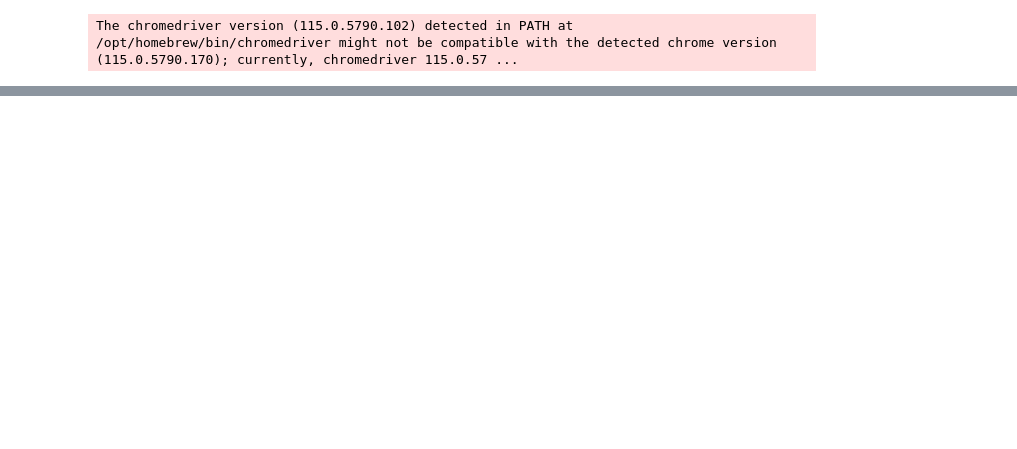
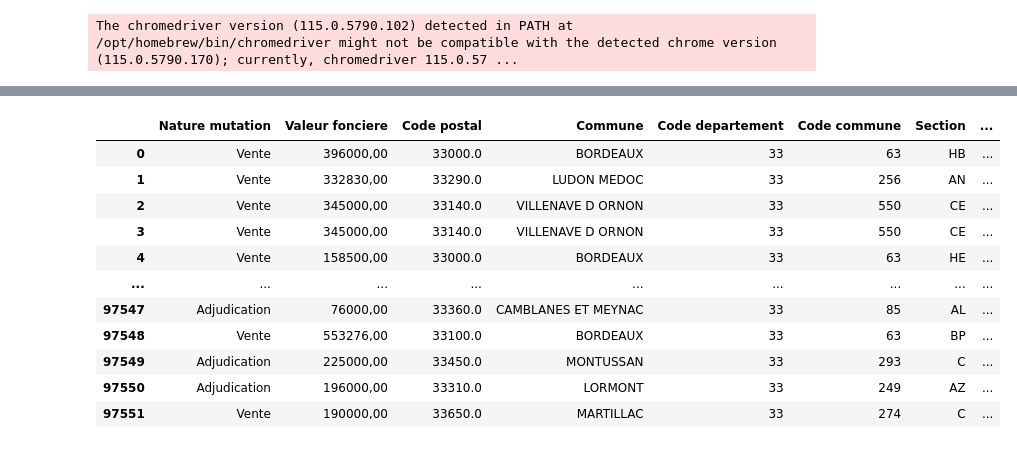
Before and after one commit to Naowak/CapitalEstates, a Jupyter notebook: scrap.ipynb, the cells around one changed output, grey strips where cells are left out. Saved outputs shown, nothing was run; the diff lists cells and outputs as text; code cells hidden in the pictures; blank space fills up the shorter version.

```diff
--- a/scrap.ipynb
+++ b/scrap.ipynb
@@ -21,6 +23,7 @@ def format_for_url(feature):
     # Remplacement des espaces et autres caractères non alphanumériques par des tirets
     name = name.replace(" ", "-")
     name = name.replace("'", "-")
+    name = name.replace("œ", "oe")
     name = ''.join(e for e in name if e.isalnum() or e == '-')
 
     return f"https://ville-data.com/logement/{name}-33-{code}"
@@ -146,0 +160,18 @@ communes
+# %%
+# Fill no apartment and house with 0
+communes.apartment.fillna(0, inplace=True)
+communes.house.fillna(0, inplace=True)
+
+# Fill no t1, t2, t3, t4, t5+ with 0
+columns = ['t1', 't2', 't3', 't4', 't5+']
+communes[columns] = communes[columns].fillna(0)
+
+# Fill no housing with sum of apartment and house
+index = communes[communes.housing.isna()].index
+communes.loc[index, 'housing'] = communes.loc[index, 'apartment'] + communes.loc[index, 'house']
+
+# Convert columns to int
+columns = ['id', 'housing', 'house', 'apartment', 'principal', 't1', 't2', 't3', 't4', 't5+']
+communes[columns] = communes[columns].astype(int)
+
+communes.head()
@@ -148,0 +189,64 @@ communes.to_json('data/communes-housing.json', orient='records', lines=True)
+# %%
+import pandas as pd
+
+columns = [
+    'Nature mutation',
+    'Valeur fonciere',
+    'Code postal',
+    'Commune',
+    'Code departement',
+    'Code commune',
+    'Section',
+    'No plan',
+    'Type local',
+    'Surface reelle bati',
+    'Nombre pieces principales'
+]
+
+# Load dvfs
+dvf = pd.concat([
+    pd.read_csv('data/dvf2022.txt', sep='|', low_memory=False),
+    pd.read_csv('data/dvf2021.txt', sep='|', low_memory=False),
+    pd.read_csv('data/dvf2020.txt', sep='|', low_memory=False),
+    pd.read_csv('data/dvf2019.txt', sep='|', low_memory=False),
+    pd.read_csv('data/dvf2018.txt', sep='|', low_memory=False),
+])
+
+
+# Open DF and clean it
+dvf = dvf[dvf['Type local'].isin(['Appartement', 'Maison'])]
+dvf = dvf[dvf['Surface reelle bati'].isna() == False]
+dvf = dvf.reset_index(drop=True)
+dvf = dvf[columns]
+
+# Keep only selected communes in departement
+CODE_DEP = 33
+code_communes = communes['id'].apply(lambda x: x - CODE_DEP*1000)
+dvf = dvf[(dvf['Code departement'] == str(CODE_DEP).zfill(2)) & (dvf['Code commune'].isin(code_communes))]
+dvf = dvf.reset_index(drop=True)
+
+# Convert to int
+columns = ['Code commune', 'Nombre pieces principales', 'Surface reelle bati']
+dvf[columns] = dvf[columns].astype(int)
+
+# Set nombre pieces principales to 5 for all properties with more than 5 rooms
+index = dvf[dvf['Nombre pieces principales'] >= 5].index
+dvf.loc[index, 'Nombre pieces principales'] = 5
+
+# Remove Nombre de pieces principales = 0
+dvf = dvf[dvf['Nombre pieces principales'] > 0]
+
+dvf
+# %% [output]
+|  | Nature mutation | Valeur fonciere | Code postal | Commune | Code departement | Code commune | Section | ... |
+| 0 | Vente | 396000,00 | 33000.0 | BORDEAUX | 33 | 63 | HB | ... |
+| 1 | Vente | 332830,00 | 33290.0 | LUDON MEDOC | 33 | 256 | AN | ... |
+| 2 | Vente | 345000,00 | 33140.0 | VILLENAVE D ORNON | 33 | 550 | CE | ... |
+| 3 | Vente | 345000,00 | 33140.0 | VILLENAVE D ORNON | 33 | 550 | CE | ... |
+| 4 | Vente | 158500,00 | 33000.0 | BORDEAUX | 33 | 63 | HE | ... |
+| ... | ... | ... | ... | ... | ... | ... | ... | ... |
+| 97547 | Adjudication | 76000,00 | 33360.0 | CAMBLANES ET MEYNAC | 33 | 85 | AL | ... |
+| 97548 | Vente | 553276,00 | 33100.0 | BORDEAUX | 33 | 63 | BP | ... |
+| 97549 | Adjudication | 225000,00 | 33450.0 | MONTUSSAN | 33 | 293 | C | ... |
+| 97550 | Adjudication | 196000,00 | 33310.0 | LORMONT | 33 | 249 | AZ | ... |
+| 97551 | Vente | 190000,00 | 33650.0 | MARTILLAC | 33 | 274 | C | ... |
```
Also changed, not shown: parts of 11 cells of this notebook.
